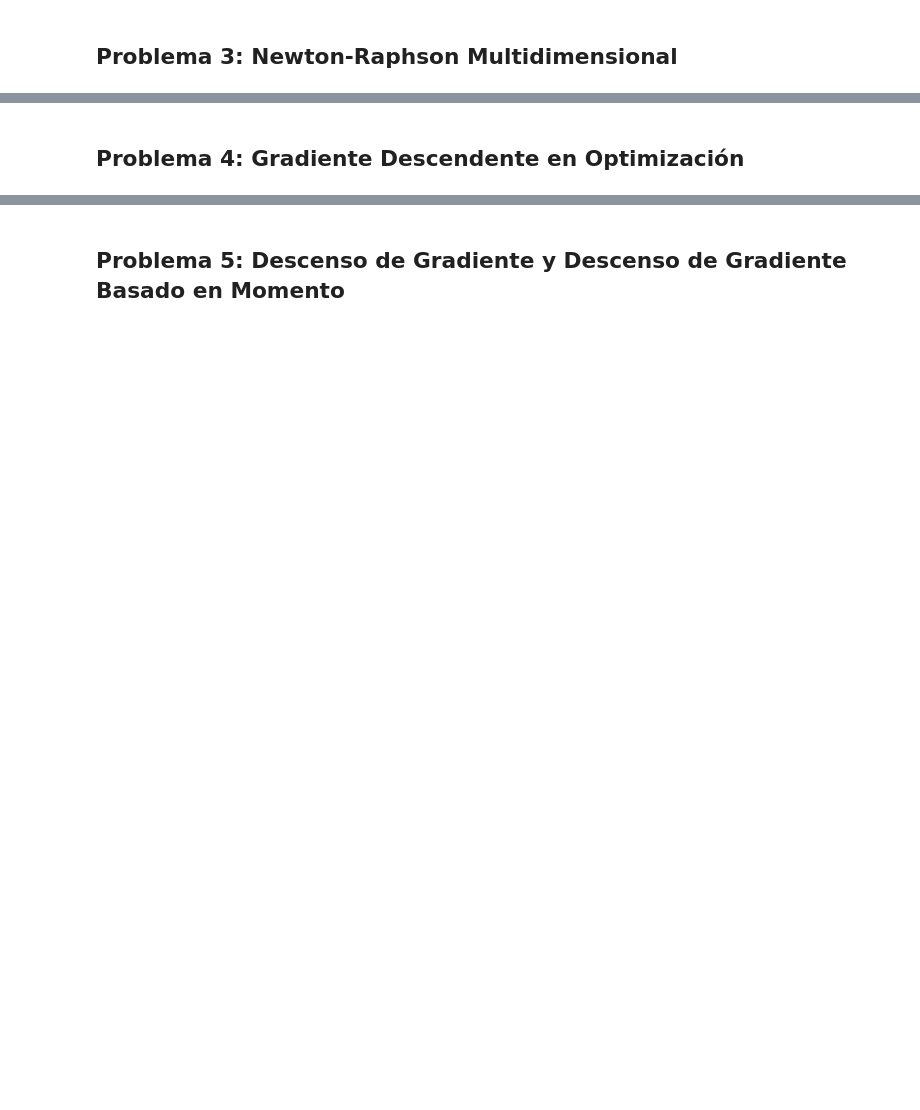
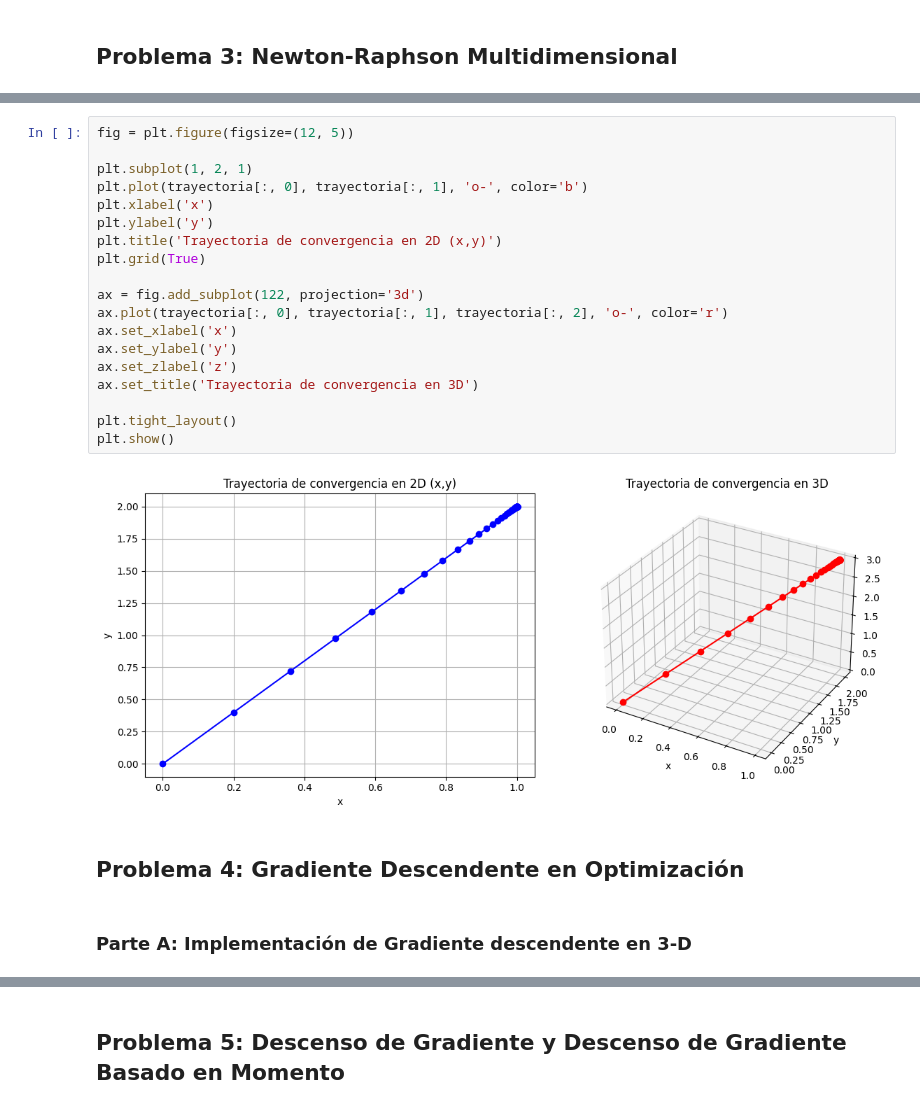
Before and after one commit to S302-prog/Lab3-MOS, a Jupyter notebook: Lab3_Completo_spalma_mscastillo.ipynb, the cells around one changed output, grey strips where cells are left out. Cells and saved outputs as stored; diff of their text form; blank space fills up the shorter version.

```diff
--- a/Lab3_Completo_spalma_mscastillo.ipynb
+++ b/Lab3_Completo_spalma_mscastillo.ipynb
@@ -294,2 +352,25 @@ plt.show()
+# %%
+fig = plt.figure(figsize=(12, 5))
+
+plt.subplot(1, 2, 1)
+plt.plot(trayectoria[:, 0], trayectoria[:, 1], 'o-', color='b')
+plt.xlabel('x')
+plt.ylabel('y')
+plt.title('Trayectoria de convergencia en 2D (x,y)')
+plt.grid(True)
+
+ax = fig.add_subplot(122, projection='3d')
+ax.plot(trayectoria[:, 0], trayectoria[:, 1], trayectoria[:, 2], 'o-', color='r')
+ax.set_xlabel('x')
+ax.set_ylabel('y')
+ax.set_zlabel('z')
+ax.set_title('Trayectoria de convergencia en 3D')
+
+plt.tight_layout()
+plt.show()
+# %% [output]
+[figure, added]
 # %% [markdown]
 ## Problema 4: Gradiente Descendente en Optimización
+# %% [markdown]
+### Parte A: Implementación de Gradiente descendente en 3-D
```
Also changed, not shown: parts of 12 cells of this notebook.
